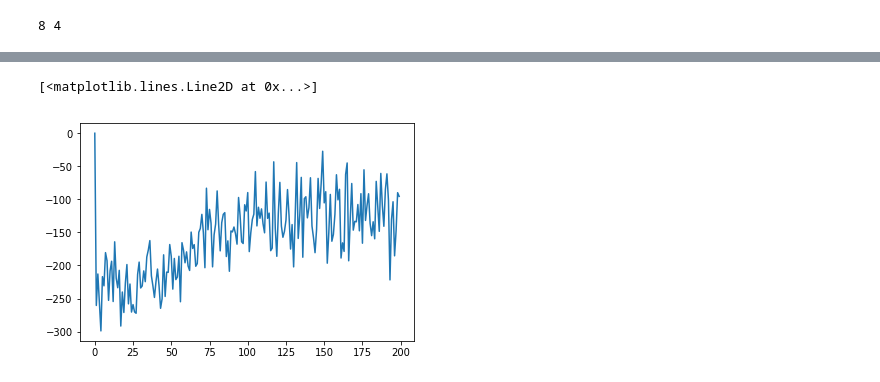
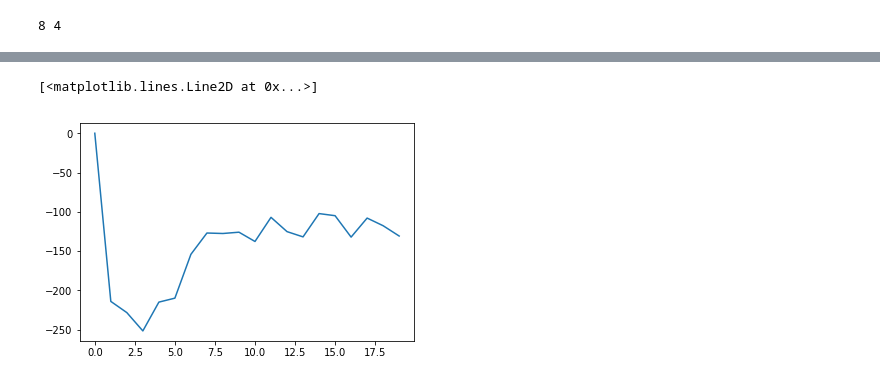
Before and after one commit to hamishdickson/MoonLander, a Jupyter notebook: DQN spaceship.ipynb, the cells around one changed output, grey strips where cells are left out. Drawn from its saved outputs; the diff is of its cells as text; code cells hidden in the pictures.

```diff
--- a/DQN spaceship.ipynb
+++ b/DQN spaceship.ipynb
@@ -13,22 +25,23 @@ import matplotlib.pyplot as plt
 # %%
 ENV_NAME = "LunarLander-v2"
 
-GAMMA = 0.9999
-LEARNING_RATE = 0.0001
+GAMMA = 0.99
+LEARNING_RATE = 5e-4
 
-MEMORY_SIZE = 2**16
-BATCH_SIZE = 32
+MEMORY_SIZE = int(1e5)
+BATCH_SIZE = 64
 
 EPSILON_MAX = 1.0
-EPSILON_MIN = 0.00001
-EPSILON_DECAY = 0.99999
+# so this is basically 10-100 random choices per epoch
+EPSILON_MIN = 0.01
+EPSILON_DECAY = 0.995
 # %%
 class EnvModel(nn.Module):
     def __init__(self, observation_space, action_space):
         super().__init__()
-        self.fc1 = nn.Linear(observation_space, 24)
-        self.fc2 = nn.Linear(24, 24)
-        self.fc_out = nn.Linear(24, action_space)
+        self.fc1 = nn.Linear(observation_space, 64)
+        self.fc2 = nn.Linear(64, 64)
+        self.fc_out = nn.Linear(64, action_space)
 
     def forward(self, x):
         x = F.relu(self.fc1(x))
@@ -39,7 +52,7 @@ class Dqn():
     def __init__(self, observation_space, action_space):
         self.observation_space = observation_space
         self.action_space = action_space
-        self.model = EnvModel(observation_space, action_space)
+        self.model = EnvModel(observation_space, action_space).to(device)
         self.criterion = nn.MSELoss()
         self.optimizer = optim.Adam(self.model.parameters(), lr=LEARNING_RATE)
         self.train_losses = []
@@ -64,8 +77,9 @@ class Dqn():
         return prediction
 
 
-    # todo - replace me with (, N)
+    # quick wrapper :)
     def predict(self, state):
+
         self.model.eval()
         with torch.no_grad():
             state = torch.from_numpy(state).float()
@@ -91,7 +105,6 @@ class Dqn():
         """
         batch = random.sample(self.memory, min(BATCH_SIZE, len(self.memory)))
 
-        # this feels very ham fisted...
         state_nexts = [state_next for _, _, _, state_next, _ in batch]
         state_nexts = torch.FloatTensor(state_nexts)
         q_next_states = self.predict_states(state_nexts)
@@ -190,19 +203,19 @@ plt.plot(final_rewards)
 # %%
-ten_scores = []
+hundred_scores = []
 
 c = 0
 acc = 0
 
 for s in scores:
-    if c % 10 == 0:
-        ten_scores.append(acc)
+    if c % 100 == 0:
+        hundred_scores.append(acc)
         acc = 0
 
     acc += s
     c += 1
 # %%
-plt.plot(np.array(ten_scores) / 10)
+plt.plot(np.array(hundred_scores) / 100)
 # %% [output]
 [<matplotlib.lines.Line2D at 0x...>]
-[figure, old version]
+[figure, new version]
 # %%
```
Also changed, not shown: parts of 9 cells of this notebook, 6 other files.
